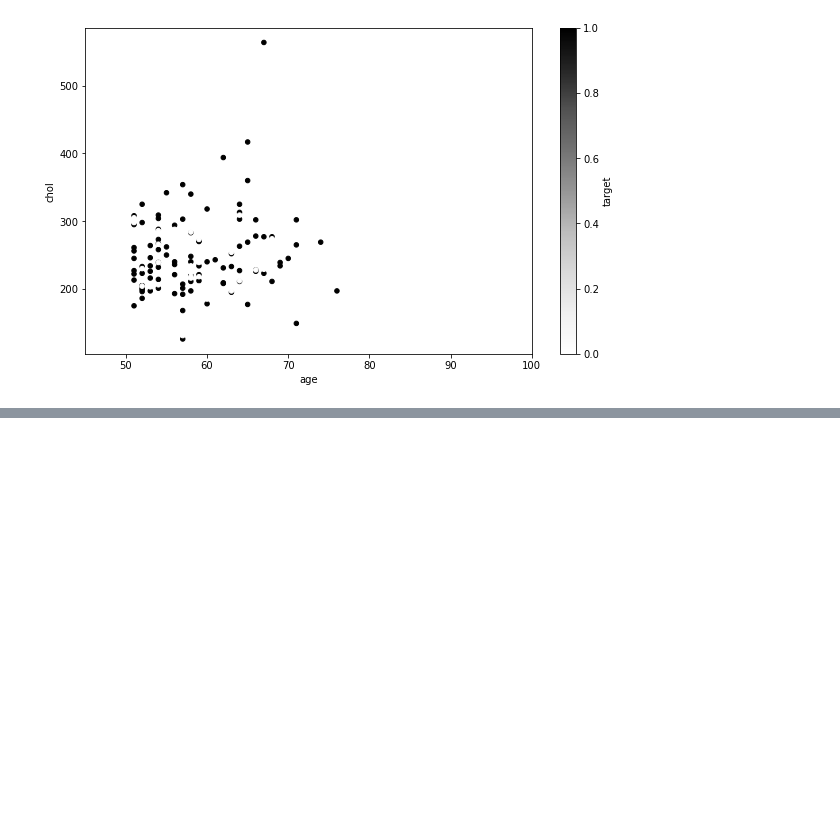
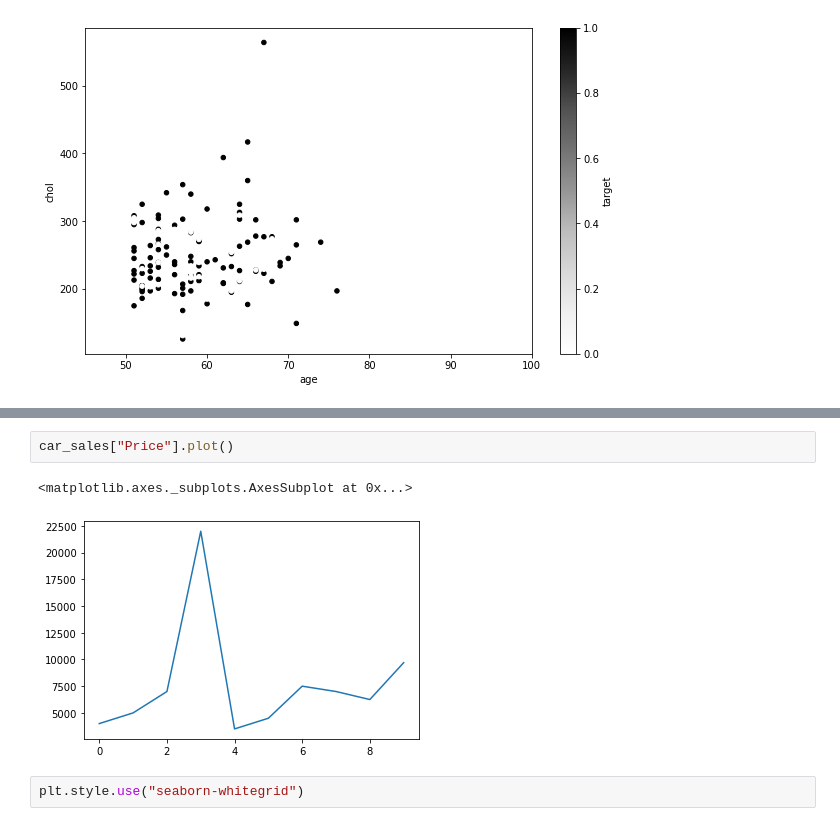
Before and after one commit to PasinduUkwatta/Machine-Learning, a Jupyter notebook: Matplot Lib.ipynb, the cells around one changed output, grey strips where cells are left out. Saved outputs shown, nothing was run; the diff lists cells and outputs as text; blank space fills up the shorter version.

Commit message:
matplotlib final

```diff
--- a/Matplot Lib.ipynb
+++ b/Matplot Lib.ipynb
@@ -501,0 +635,7 @@ ax.set_xlim([45,100])
+# %%
+car_sales["Price"].plot()
+# %% [output]
+<matplotlib.axes._subplots.AxesSubplot at 0x...>
+[figure, added]
+# %%
+plt.style.use("seaborn-whitegrid")
```
Also changed, not shown: parts of 26 cells of this notebook, 2 other files.
